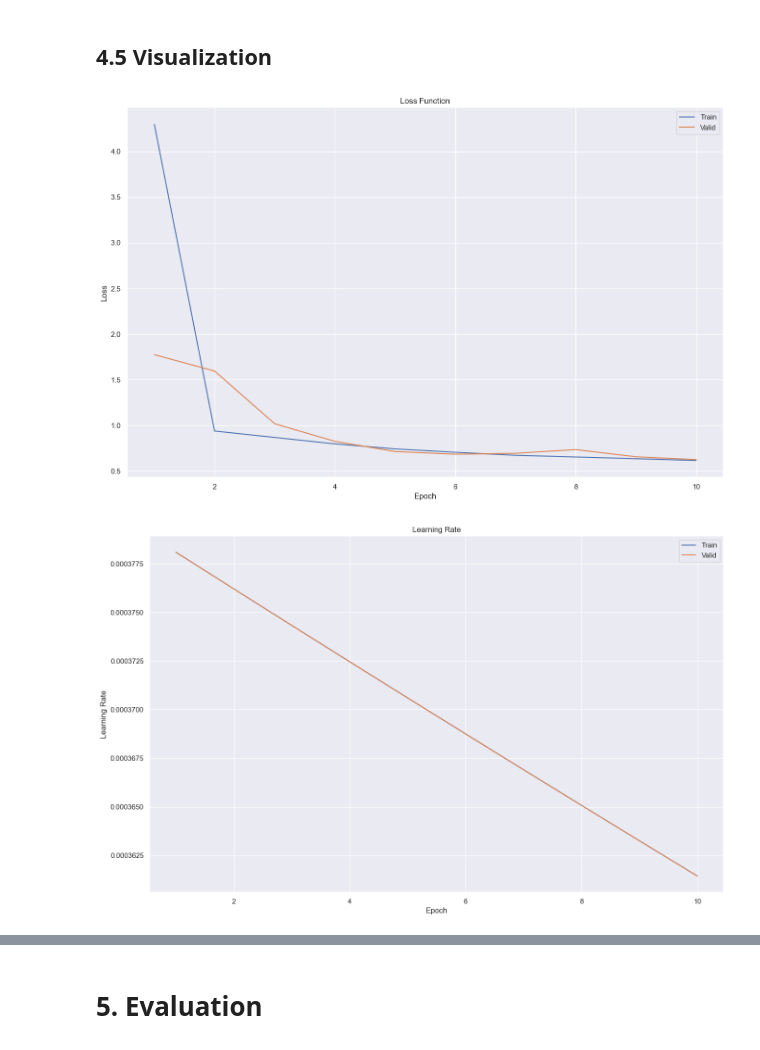
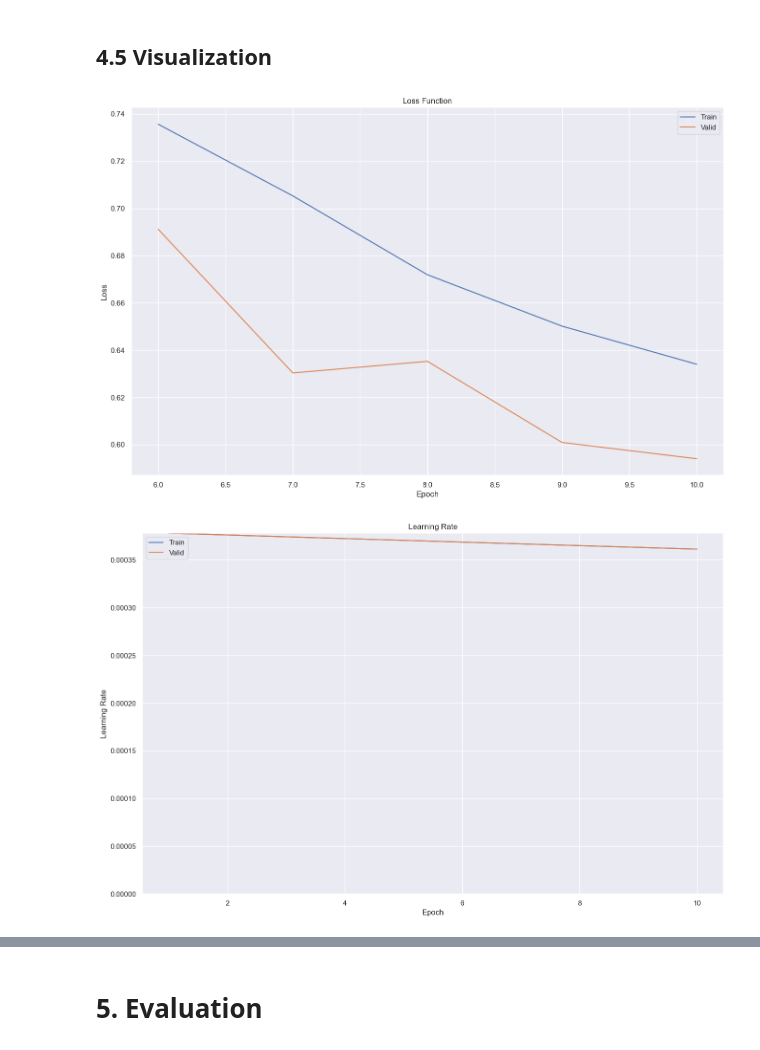
Before and after one commit to up4472/upolanc-thesis, a Jupyter notebook: notebook/nbp08-washburn.ipynb, the cells around one changed output, grey strips where cells are left out. Saved outputs shown, nothing was run; the diff lists cells and outputs as text; code cells hidden in the pictures.

```diff
--- a/notebook/nbp08-washburn.ipynb
+++ b/notebook/nbp08-washburn.ipynb
@@ -603,27 +603,29 @@ if CONFIG['model/mode'] == 'classification' :
 # %%
 # Display the training and validation loss curves
 
 cnn_plot.show_loss(
-	report    = report,
-	title     = 'Loss Function',
-	filename  = os.path.join(OUT_PLOT, model.__name__),
-	limit_bot = None,
-	limit_top = None
+	report       = report,
+	title        = 'Loss Function',
+	filename     = os.path.join(OUT_PLOT, model.__name__),
+	limit_bot    = None,
+	limit_top    = None,
+	start_index  = 5
 )
 # %% [output]
-[figure, old version]
+[figure, new version]
 # %%
 # Display the training and validation learning rate curves
 
 cnn_plot.show_lr(
-	report    = report,
-	title     = 'Learning Rate',
-	filename  = os.path.join(OUT_PLOT, model.__name__),
-	limit_bot = None,
-	limit_top = None
+	report      = report,
+	title       = 'Learning Rate',
+	filename    = os.path.join(OUT_PLOT, model.__name__),
+	limit_bot   = 0.0,
+	limit_top   = CONFIG['optimizer/lr'],
+	start_index = None
 )
 # %% [output]
-[figure, old version]
+[figure, new version]
 # %%
 # Display the training and validation accuracy or r2 curves
 
```
Also changed, not shown: parts of 19 cells of this notebook, 5 other files.
